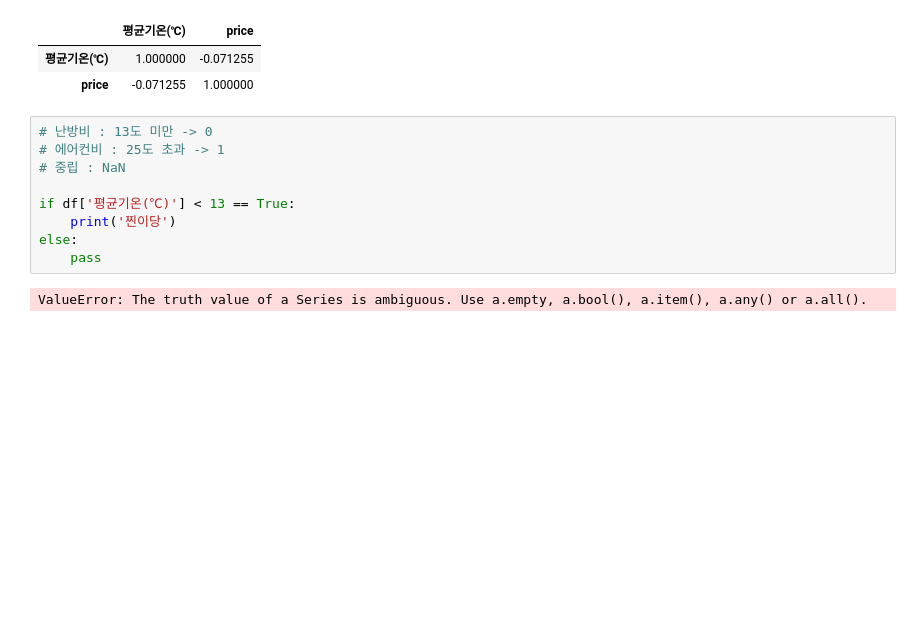
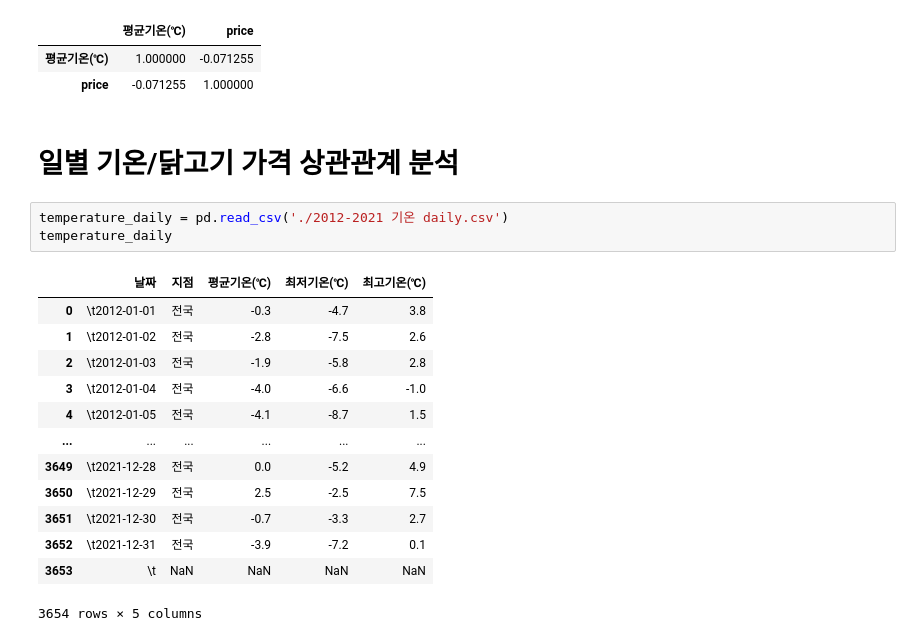
Before and after one commit to fin-special/chicken_price_prediction, a Jupyter notebook: temperature.ipynb, the cells around one changed output. Saved outputs shown, nothing was run; the diff lists cells and outputs as text; blank space fills up the shorter version.

Commit message:
상관관계 업데이트

```diff
--- a/temperature.ipynb
+++ b/temperature.ipynb
@@ -249,14 +251,22 @@ df.corr(method='pearson')
 |  | 평균기온(℃) | price |
 | 평균기온(℃) | 1.000000 | -0.071255 |
 | price | -0.071255 | 1.000000 |
-# %%
-# 난방비 : 13도 미만 -> 0
-# 에어컨비 : 25도 초과 -> 1
-# 중립 : NaN
-
-if df['평균기온(℃)'] < 13 == True:
-    print('찐이당')
-else:
-    pass
-# %% [output]
-ValueError: The truth value of a Series is ambiguous. Use a.empty, a.bool(), a.item(), a.any() or a.all().
+# %% [markdown]
+# 일별 기온/닭고기 가격 상관관계 분석
+# %%
+temperature_daily = pd.read_csv('./2012-2021 기온 daily.csv')
+temperature_daily
+# %% [output]
+|  | 날짜 | 지점 | 평균기온(℃) | 최저기온(℃) | 최고기온(℃) |
+| 0 | \t2012-01-01 | 전국 | -0.3 | -4.7 | 3.8 |
+| 1 | \t2012-01-02 | 전국 | -2.8 | -7.5 | 2.6 |
+| 2 | \t2012-01-03 | 전국 | -1.9 | -5.8 | 2.8 |
+| 3 | \t2012-01-04 | 전국 | -4.0 | -6.6 | -1.0 |
+| 4 | \t2012-01-05 | 전국 | -4.1 | -8.7 | 1.5 |
+| ... | ... | ... | ... | ... | ... |
+| 3649 | \t2021-12-28 | 전국 | 0.0 | -5.2 | 4.9 |
+| 3650 | \t2021-12-29 | 전국 | 2.5 | -2.5 | 7.5 |
+| 3651 | \t2021-12-30 | 전국 | -0.7 | -3.3 | 2.7 |
+| 3652 | \t2021-12-31 | 전국 | -3.9 | -7.2 | 0.1 |
+| 3653 | \t | NaN | NaN | NaN | NaN |
+3654 rows × 5 columns
```
Also changed, not shown: parts of 15 cells of this notebook, 1 other file.
